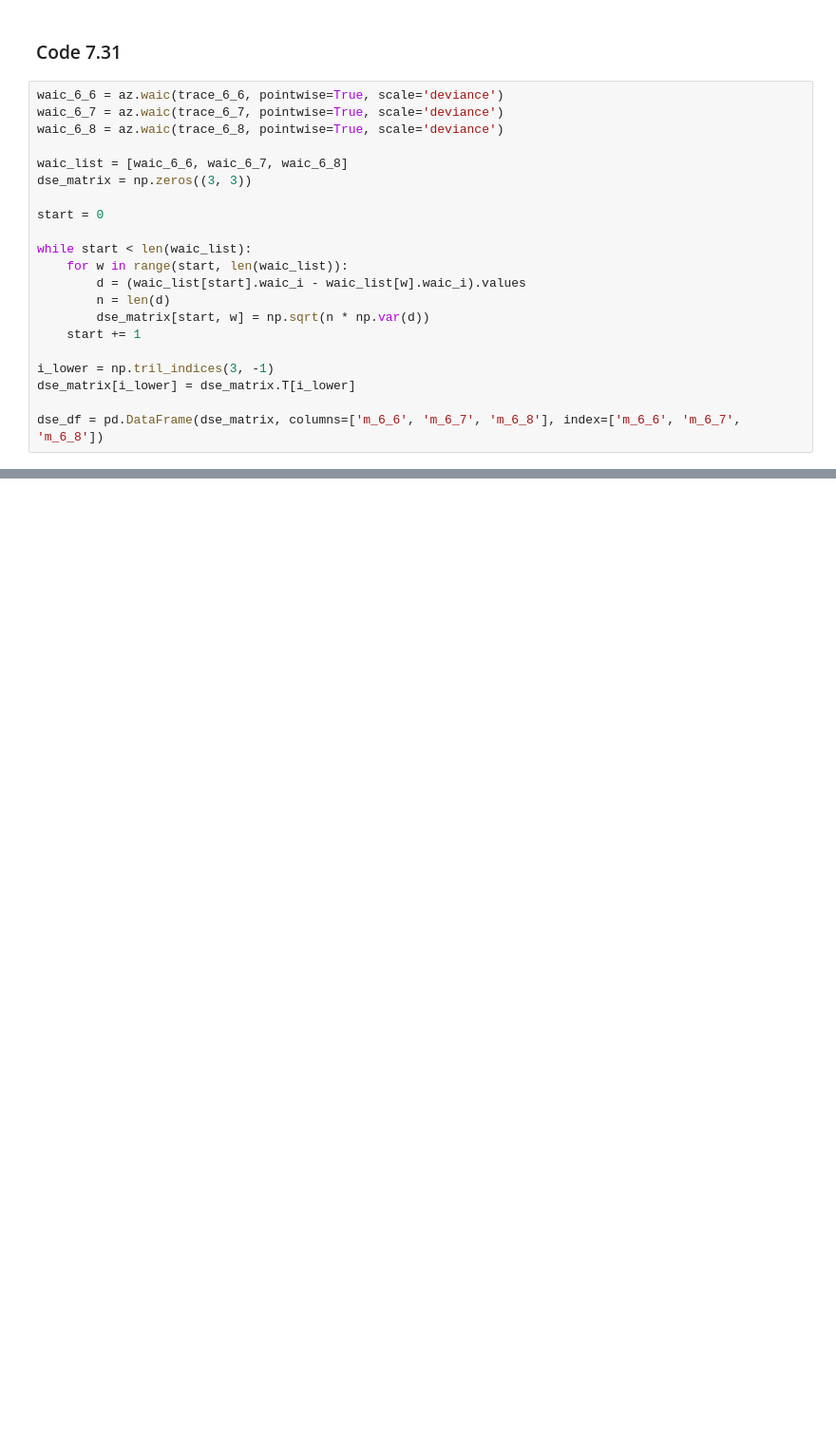
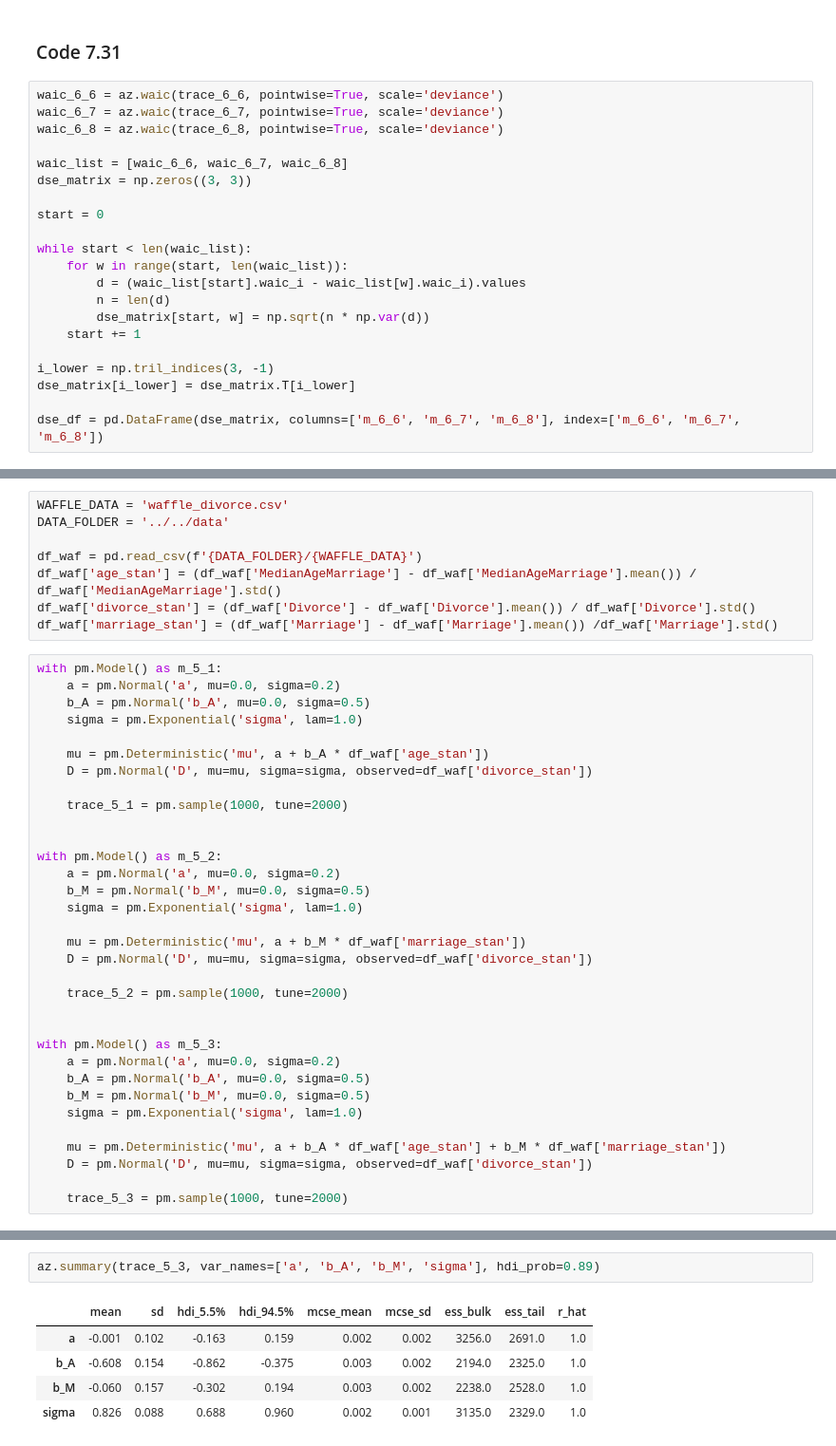
Before and after one commit to somnath1077/statistical_rethinking, a Jupyter notebook: code/ch07/nb05_WAIC_simulations.ipynb, the cells around one changed output, grey strips where cells are left out. Shown at 95% size. Cells and saved outputs as stored; diff of their text form; blank space fills up the shorter version.

```diff
--- a/code/ch07/nb05_WAIC_simulations.ipynb
+++ b/code/ch07/nb05_WAIC_simulations.ipynb
@@ -295,0 +301,41 @@ dse_compare(trace_dict)
+# %%
+WAFFLE_DATA = 'waffle_divorce.csv'
+DATA_FOLDER = '../../data'
+
+df_waf = pd.read_csv(f'{DATA_FOLDER}/{WAFFLE_DATA}')
+df_waf['age_stan'] = (df_waf['MedianAgeMarriage'] - df_waf['MedianAgeMarriage'].mean()) / df_waf['MedianAgeMarriage'].std()
+df_waf['divorce_stan'] = (df_waf['Divorce'] - df_waf['Divorce'].mean()) / df_waf['Divorce'].std()
+df_waf['marriage_stan'] = (df_waf['Marriage'] - df_waf['Marriage'].mean()) /df_waf['Marriage'].std()
+# %%
+with pm.Model() as m_5_1:
+    a = pm.Normal('a', mu=0.0, sigma=0.2)
+    b_A = pm.Normal('b_A', mu=0.0, sigma=0.5)
+    sigma = pm.Exponential('sigma', lam=1.0)
+
+    mu = pm.Deterministic('mu', a + b_A * df_waf['age_stan'])
+    D = pm.Normal('D', mu=mu, sigma=sigma, observed=df_waf['divorce_stan'])
+
+    trace_5_1 = pm.sample(1000, tune=2000)
+
+
+with pm.Model() as m_5_2:
+    a = pm.Normal('a', mu=0.0, sigma=0.2)
+    b_M = pm.Normal('b_M', mu=0.0, sigma=0.5)
+    sigma = pm.Exponential('sigma', lam=1.0)
+
+    mu = pm.Deterministic('mu', a + b_M * df_waf['marriage_stan'])
+    D = pm.Normal('D', mu=mu, sigma=sigma, observed=df_waf['divorce_stan'])
+
+    trace_5_2 = pm.sample(1000, tune=2000)
+
+
+with pm.Model() as m_5_3:
+    a = pm.Normal('a', mu=0.0, sigma=0.2)
+    b_A = pm.Normal('b_A', mu=0.0, sigma=0.5)
+    b_M = pm.Normal('b_M', mu=0.0, sigma=0.5)
+    sigma = pm.Exponential('sigma', lam=1.0)
+
+    mu = pm.Deterministic('mu', a + b_A * df_waf['age_stan'] + b_M * df_waf['marriage_stan'])
+    D = pm.Normal('D', mu=mu, sigma=sigma, observed=df_waf['divorce_stan'])
+
+    trace_5_3 = pm.sample(1000, tune=2000)
@@ -295,0 +375,8 @@ dse_compare(trace_dict)
+# %%
+az.summary(trace_5_3, var_names=['a', 'b_A', 'b_M', 'sigma'], hdi_prob=0.89)
+# %% [output]
+|  | mean | sd | hdi_5.5% | hdi_94.5% | mcse_mean | mcse_sd | ess_bulk | ess_tail | r_hat |
+| a | -0.001 | 0.102 | -0.163 | 0.159 | 0.002 | 0.002 | 3256.0 | 2691.0 | 1.0 |
+| b_A | -0.608 | 0.154 | -0.862 | -0.375 | 0.003 | 0.002 | 2194.0 | 2325.0 | 1.0 |
+| b_M | -0.060 | 0.157 | -0.302 | 0.194 | 0.003 | 0.002 | 2238.0 | 2528.0 | 1.0 |
+| sigma | 0.826 | 0.088 | 0.688 | 0.960 | 0.002 | 0.001 | 3135.0 | 2329.0 | 1.0 |
```
Also changed, not shown: parts of 19 cells of this notebook, 1 other file.
